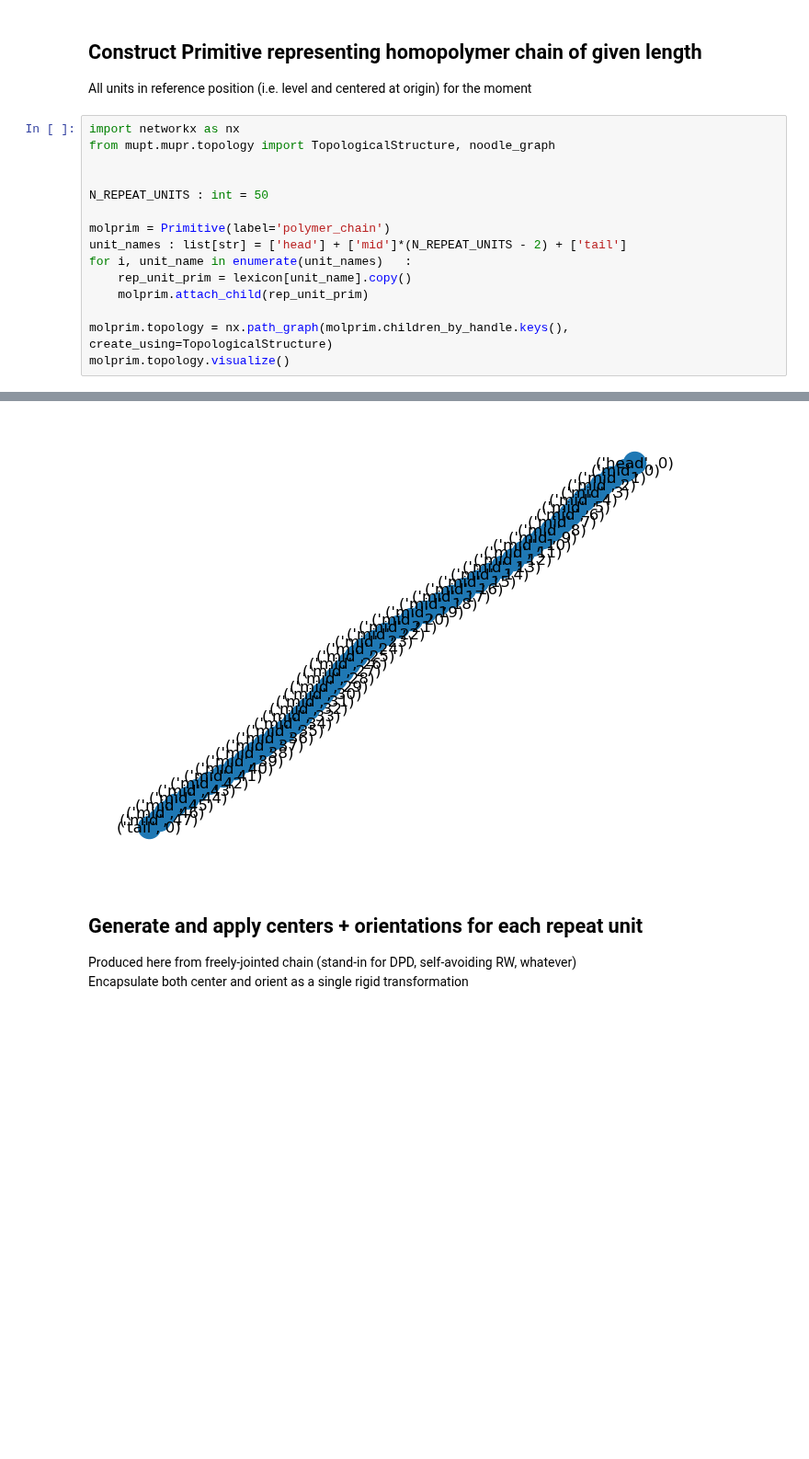
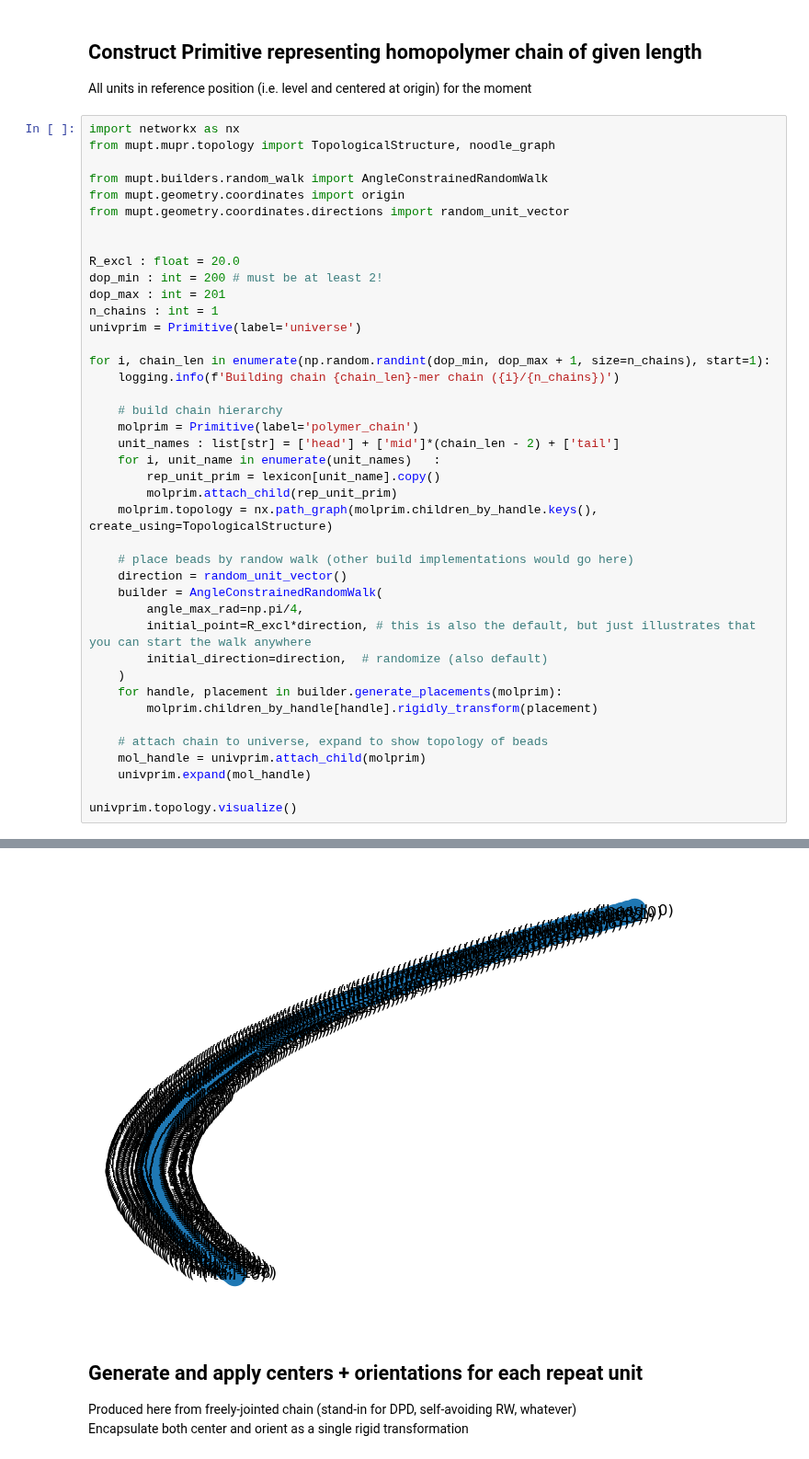
Before and after one commit to StephMcCallum/mupt-examples, a Jupyter notebook: ellipsoidal_chain_placement.ipynb, the cells around one changed output, grey strips where cells are left out. Shown at 92% size. Cells and saved outputs as stored; diff of their text form; blank space fills up the shorter version.

Commit message:
Updated builder example to mock-up building amorphous melts

```diff
--- a/ellipsoidal_chain_placement.ipynb
+++ b/ellipsoidal_chain_placement.ipynb
@@ -107,15 +112,41 @@ All units in reference position (i.e. level and centered at origin) for the mome
 import networkx as nx
 from mupt.mupr.topology import TopologicalStructure, noodle_graph
 
+from mupt.builders.random_walk import AngleConstrainedRandomWalk
+from mupt.geometry.coordinates import origin
+from mupt.geometry.coordinates.directions import random_unit_vector
 
-N_REPEAT_UNITS : int = 50
 
-molprim = Primitive(label='polymer_chain')
-unit_names : list[str] = ['head'] + ['mid']*(N_REPEAT_UNITS - 2) + ['tail']
-for i, unit_name in enumerate(unit_names)   :
-    rep_unit_prim = lexicon[unit_name].copy()
-    molprim.attach_child(rep_unit_prim)
+R_excl : float = 20.0
+dop_min : int = 200 # must be at least 2!
+dop_max : int = 201
+n_chains : int = 1
+univprim = Primitive(label='universe')
 
-molprim.topology = nx.path_graph(molprim.children_by_handle.keys(), create_using=TopologicalStructure)
-molprim.topology.visualize()
+for i, chain_len in enumerate(np.random.randint(dop_min, dop_max + 1, size=n_chains), start=1):
+    logging.info(f'Building chain {chain_len}-mer chain ({i}/{n_chains})')
+
+    # build chain hierarchy
+    molprim = Primitive(label='polymer_chain')
+    unit_names : list[str] = ['head'] + ['mid']*(chain_len - 2) + ['tail']
+    for i, unit_name in enumerate(unit_names)   :
+        rep_unit_prim = lexicon[unit_name].copy()
+        molprim.attach_child(rep_unit_prim)
+    molprim.topology = nx.path_graph(molprim.children_by_handle.keys(), create_using=TopologicalStructure)
+
+    # place beads by randow walk (other build implementations would go here)
+    direction = random_unit_vector()
+    builder = AngleConstrainedRandomWalk(
+        angle_max_rad=np.pi/4,
+        initial_point=R_excl*direction, # this is also the default, but just illustrates that you can start the walk anywhere
+        initial_direction=direction,  # randomize (also default)
+    )
+    for handle, placement in builder.generate_placements(molprim):
+        molprim.children_by_handle[handle].rigidly_transform(placement)
+
+    # attach chain to universe, expand to show topology of beads
+    mol_handle = univprim.attach_child(molprim)
+    univprim.expand(mol_handle)
+
+univprim.topology.visualize()
 # %% [output]
@@ -123,4 +170,4 @@ Attempting to infer internal connections automatically from given topology; user
-[figure, old version]
+[figure, new version]
 # %% [markdown]
 ## Generate and apply centers + orientations for each repeat unit
 Produced here from freely-jointed chain (stand-in for DPD, self-avoiding RW, whatever)
```
Also changed, not shown: parts of 10 cells of this notebook.
